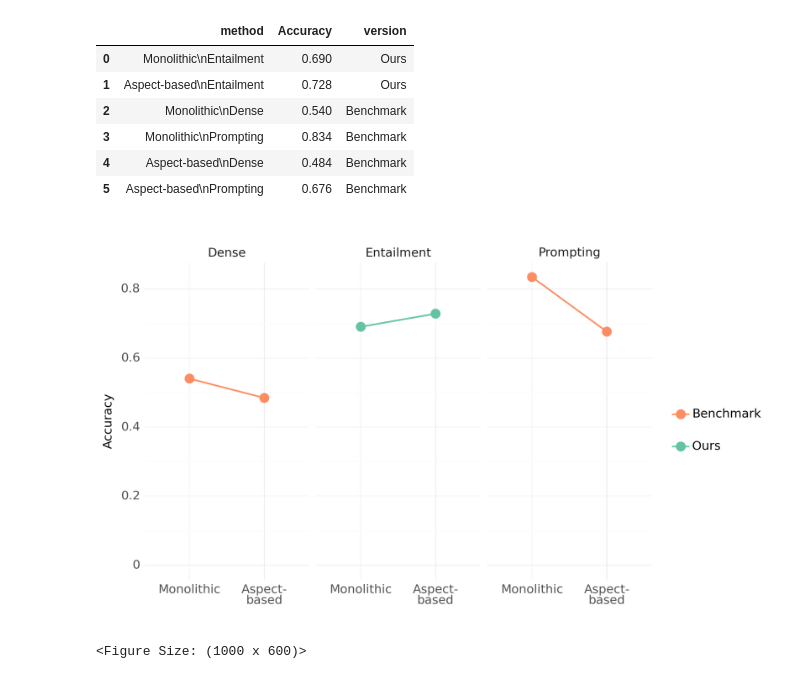
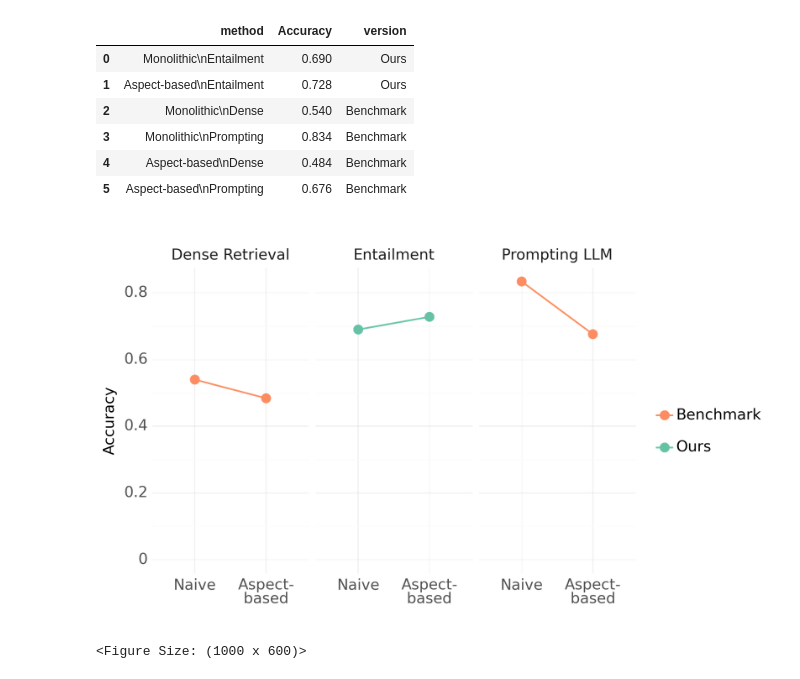
Before and after one commit to baronet2/marir, a Jupyter notebook: RecipeMPR/20_compare_algorithms.ipynb, the cells around one changed output. Saved outputs shown, nothing was run; the diff lists cells and outputs as text; code cells hidden in the pictures.

Commit message:
Say naive instead of monolithic

```diff
--- a/RecipeMPR/20_compare_algorithms.ipynb
+++ b/RecipeMPR/20_compare_algorithms.ipynb
@@ -255,27 +255,27 @@ accuracy_results_simple
 # %%
 from plotnine import *
 
 p = (
     accuracy_results_simple
     .assign(
         fusion_type = lambda d: pd.Categorical(d['method'].str.split("\n").str[0], ["Monolithic", "Aspect-based"]),
         scorer = lambda d: d['method'].str.split("\n").str[1]
     )
-    .replace({"Aspect-based": "Aspect-\nbased"})
+    .replace({"Aspect-based": "Aspect-\nbased", "Dense": "Dense Retrieval", "Prompting": "Prompting LLM", "Monolithic": "Naive"})
     .pipe(ggplot, mapping = aes(x = 'fusion_type', y = 'Accuracy', color = 'version')) +
     geom_point(size = 5, mapping = aes(x = 'fusion_type', y = 'Accuracy', color = 'version')) +
     geom_line(size = 1, group = 1) +
     facet_grid("~ scorer") +
     theme_minimal() +
     labs(x = "", y = "Accuracy", color = "") +
     ylim(0, None) +
     scale_color_brewer(type = "qual", palette = "Set2", direction=-1) +
-    theme(figure_size=(10, 6), text=element_text(size=13), legend_entry_spacing_y=16)
+    theme(figure_size=(10, 6), text=element_text(size=16), legend_entry_spacing_y=16)
 )
 
 p.save("RecipeMPR Results Simple.png")
 
 p
 # %% [output]
-[figure, old version]
+[figure, new version]
 <Figure Size: (1000 x 600)>
```
Also changed, not shown: 3 other files.
